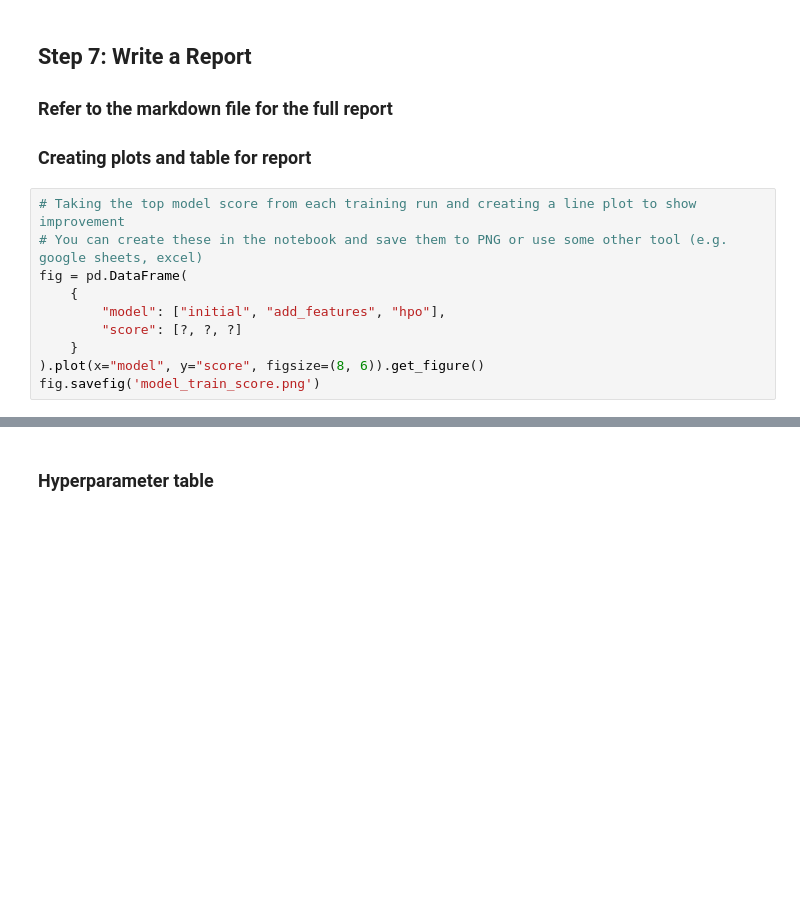
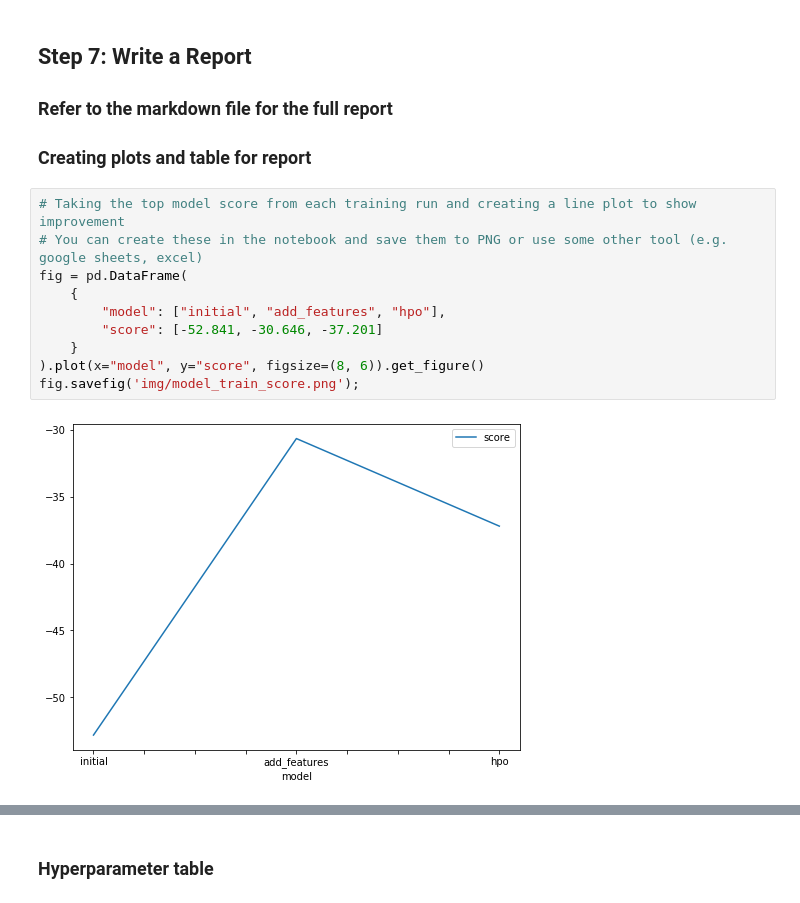
Before and after one commit to mervat-khaled/cd0385-project-starter, a Jupyter notebook: project/project-template.ipynb, the cells around one changed output, grey strips where cells are left out. Cells and saved outputs as stored; diff of their text form; blank space fills up the shorter version.

```diff
--- a/project/project-template.ipynb
+++ b/project/project-template.ipynb
@@ -541,13 +698,15 @@ submission_new_hpo.to_csv("submission_new_hpo.csv", index=False)
 # %%
 # Taking the top model score from each training run and creating a line plot to show improvement
 # You can create these in the notebook and save them to PNG or use some other tool (e.g. google sheets, excel)
 fig = pd.DataFrame(
     {
         "model": ["initial", "add_features", "hpo"],
-        "score": [?, ?, ?]
+        "score": [-52.841, -30.646, -37.201]
     }
 ).plot(x="model", y="score", figsize=(8, 6)).get_figure()
-fig.savefig('model_train_score.png')
+fig.savefig('img/model_train_score.png');
+# %% [output]
+[figure, added]
 # %%
 # Take the 3 kaggle scores and creating a line plot to show improvement
 fig = pd.DataFrame(
```
Also changed, not shown: parts of 23 cells of this notebook, 4 other files.
